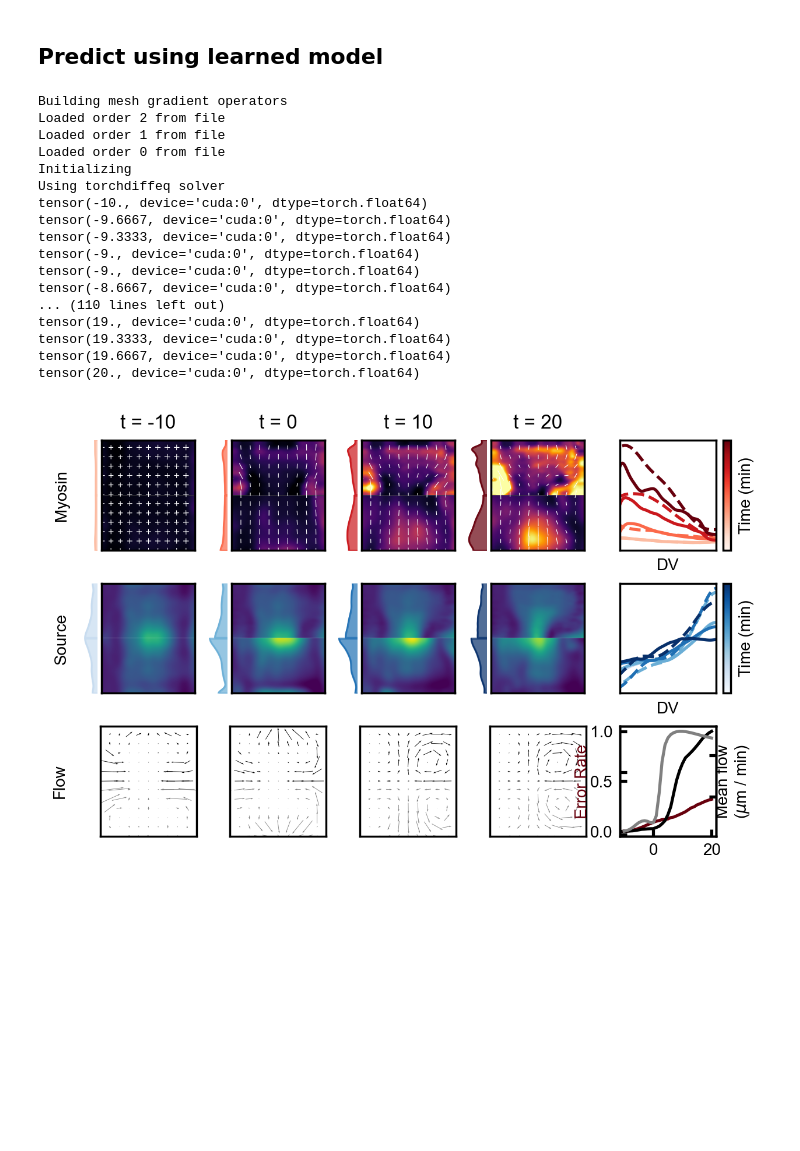
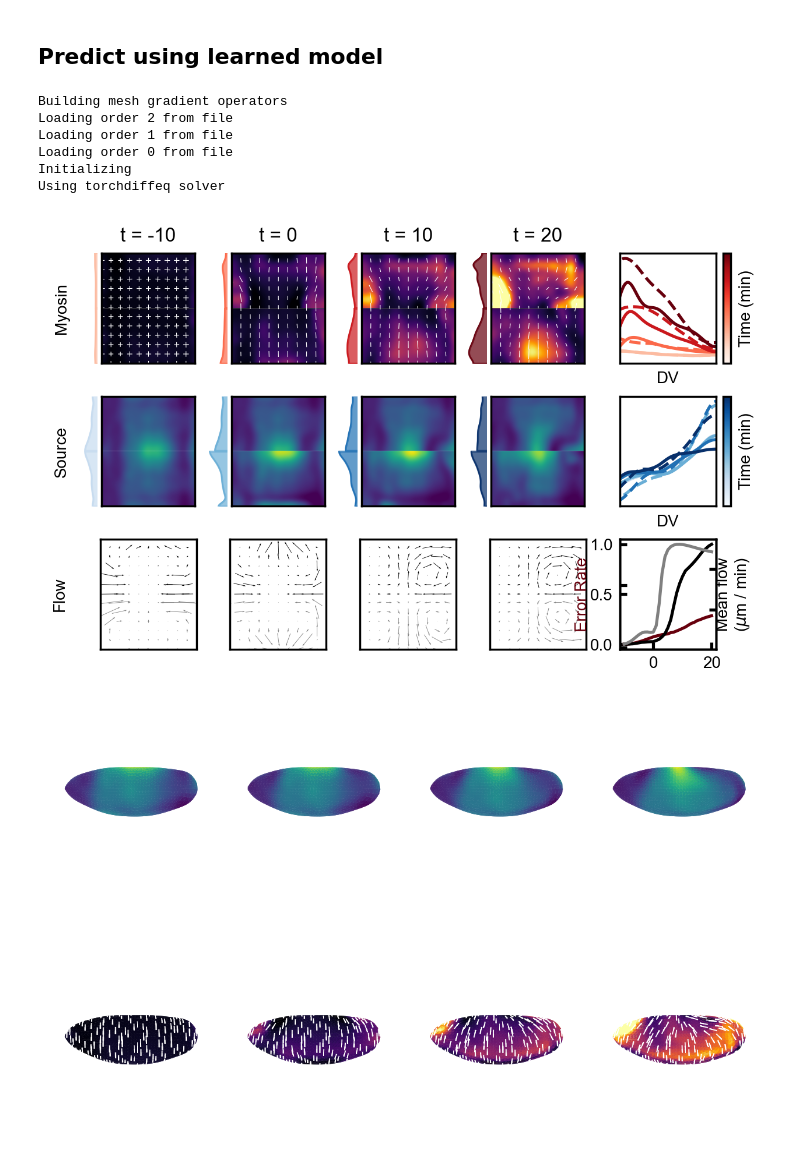
Before and after one commit to jcolen/drosophila_morphogenesis, a Jupyter notebook: LearnHybridModel.ipynb, the cells around one changed output. Drawn from its saved outputs; the diff is of its cells as text; code cells hidden in the pictures; blank space fills up the shorter version.

Commit message:
Hybrid closed loop model tested on several surfaces. NOTE that storing Ainv loses sparsity

```diff
--- a/LearnHybridModel.ipynb
+++ b/LearnHybridModel.ipynb
@@ -34,13 +34,12 @@ device = torch.device('cuda:0' if torch.cuda.is_available() else 'cpu')
 vae = vae.double().to(device).eval();
 v_model = lambda t, y: VAE.forward(vae, y.reshape([-1, *y.shape[-3:]])[:, :4])[0]
 
-model = HybridClosedLoop(v_model=v_model, sigma=3)
+model = HybridClosedLoop(v_model=v_model, sigma=7, mesh_name='embryo_poles_noll')
 
 #Collect initial conditions - m, c, v, and time
 with h5py.File('Public/myosin_dynamics_fitting.h5', 'r') as h5f:
     data = h5f['ensemble']
     tmin, tmax = -10, 20
-    #tmin, tmax = -10, -5
 
     t = data['fields/v'].attrs['t']
     t_mask = np.logical_and(t >= tmin, t <= tmax)
@@ -50,55 +49,42 @@ with h5py.File('Public/myosin_dynamics_fitting.h5', 'r') as h5f:
 
     s0 = LeftRightSymmetrize().fit_transform(s0)
     t0 = t[t_mask, ...][()]
 
 y0 = np.concatenate([
     m0[0].reshape([4, *m0.shape[-2:]]),
     s0[0].reshape([1, *s0.shape[-2:]]),
 ])
 y0 = torch.from_numpy(y0)
 model.fit(y0[None])
 model.to(device)
 y0 = y0.to(device)
 
 #Using a flow field interpolator in the loop instead of a neural network
 #v_int = interp1d(t0, v0, axis=0, fill_value='extrapolate')
 #v_model = lambda t, y: v_int(t)
 #model = HybridClosedLoop(v_model=v_model)
 #model.fit(y0[None])
 
-import cProfile
-#cProfile.run('model.integrate(y0, t0)')
 m, s, v = model.integrate(y0, t0)
 #sqh_vel_plot(m, v, t0, dt=5)
 comparison_plot(t0,
                 ('Myosin', m, m0),
                 ('Source', s, s0),
                 ('Flow', v, v0),
                 dt=10, al=1)
 # %% [output]
 Building mesh gradient operators
-Loaded order 2 from file
-Loaded order 1 from file
-Loaded order 0 from file
+Loading order 2 from file
+Loading order 1 from file
+Loading order 0 from file
 Initializing
 Using torchdiffeq solver
-tensor(-10., device='cuda:0', dtype=torch.float64)
-tensor(-9.6667, device='cuda:0', dtype=torch.float64)
-tensor(-9.3333, device='cuda:0', dtype=torch.float64)
-tensor(-9., device='cuda:0', dtype=torch.float64)
-tensor(-9., device='cuda:0', dtype=torch.float64)
-tensor(-8.6667, device='cuda:0', dtype=torch.float64)
-... (110 lines left out)
-tensor(19., device='cuda:0', dtype=torch.float64)
-tensor(19.3333, device='cuda:0', dtype=torch.float64)
-tensor(19.6667, device='cuda:0', dtype=torch.float64)
-tensor(20., device='cuda:0', dtype=torch.float64)
-[figure, old version]
+[figure, new version]
 # %%
 from utils.geometry.plot_utils import *
 from utils.geometry.geometry_utils import *
 from sklearn.pipeline import Pipeline
-fig, ax = plt.subplots(2, 3, dpi=250, subplot_kw=dict(projection='3d'))
+fig, ax = plt.subplots(2, 4, dpi=250, subplot_kw=dict(projection='3d'))
 
 mnorm = np.linalg.norm(m0, axis=(1, 2))
 vmin, vmax = np.min(mnorm), np.max(mnorm)
@@ -108,7 +94,9 @@ pipe = Pipeline([
 ]).fit(mnorm)
 
 
-for i in range(3):
+for i in range(4):
     #plot_tensor3D(ax[0, i], pipe.transform(m0[i*10]), vmin=vmin, vmax=vmax)
     color_3D(ax[0, i], pipe.transform(s[i*10]))
     plot_tensor3D(ax[1, i], pipe.transform(m[i*10].reshape([2, 2, 236, 200])), vmin=vmin, vmax=vmax)
+# %% [output]
+[figure, added]
```
Also changed, not shown: 4 other files.
